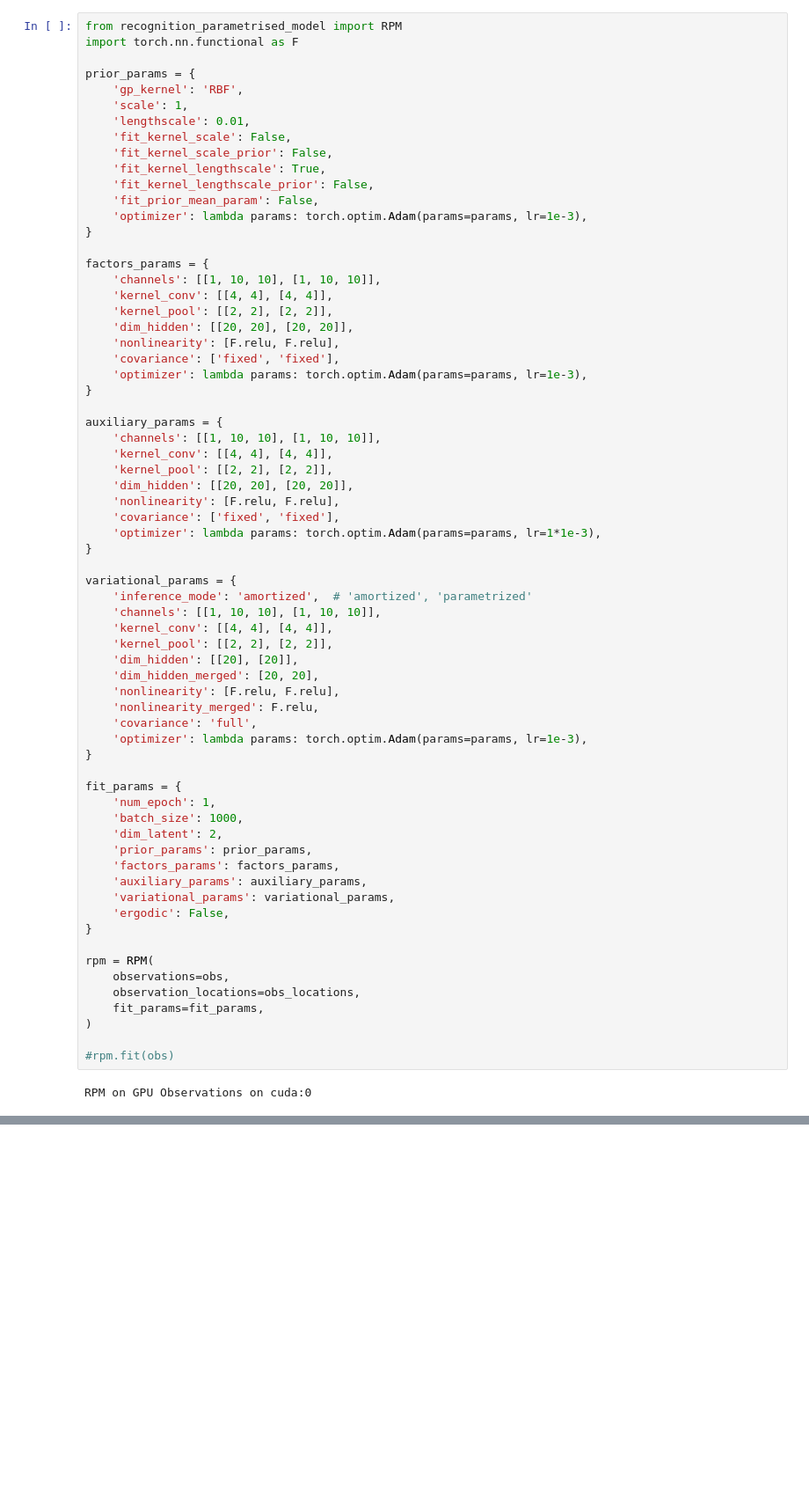
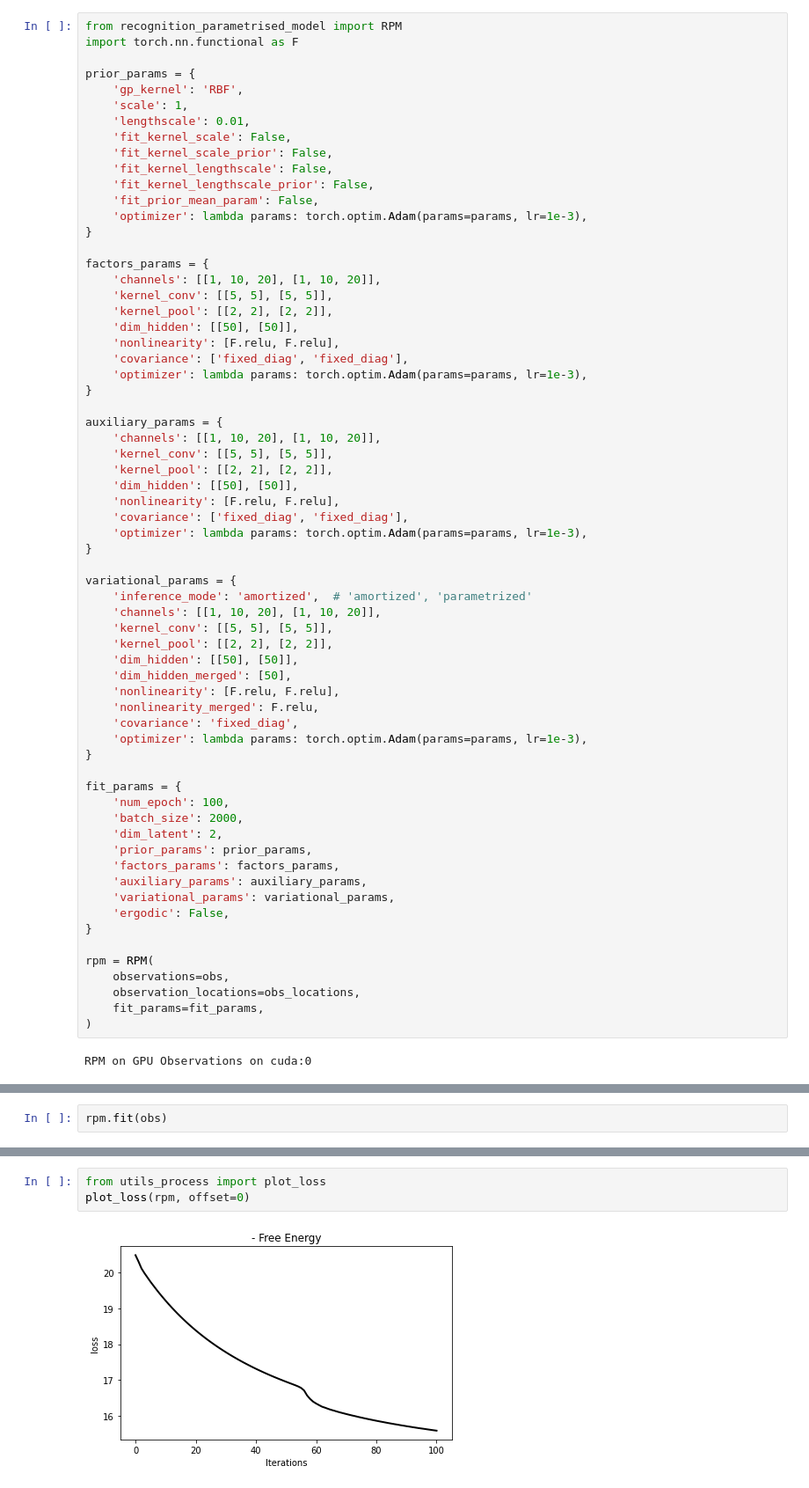
Before and after one commit to hugosou/cRPM, a Jupyter notebook: demo_peer_supervision.ipynb, the cells around one changed output, grey strips where cells are left out. Shown: that part at 88% size. Drawn from its saved outputs; the diff is of its cells as text; blank space fills up the shorter version.

```diff
--- a/demo_peer_supervision.ipynb
+++ b/demo_peer_supervision.ipynb
@@ -96,48 +97,48 @@ prior_params = {
     'lengthscale': 0.01,
     'fit_kernel_scale': False,
     'fit_kernel_scale_prior': False,
-    'fit_kernel_lengthscale': True,
+    'fit_kernel_lengthscale': False,
     'fit_kernel_lengthscale_prior': False,
     'fit_prior_mean_param': False,
     'optimizer': lambda params: torch.optim.Adam(params=params, lr=1e-3),
 }
 
 factors_params = {
-    'channels': [[1, 10, 10], [1, 10, 10]],
-    'kernel_conv': [[4, 4], [4, 4]],
+    'channels': [[1, 10, 20], [1, 10, 20]],
+    'kernel_conv': [[5, 5], [5, 5]],
     'kernel_pool': [[2, 2], [2, 2]],
-    'dim_hidden': [[20, 20], [20, 20]],
+    'dim_hidden': [[50], [50]],
     'nonlinearity': [F.relu, F.relu],
-    'covariance': ['fixed', 'fixed'],
+    'covariance': ['fixed_diag', 'fixed_diag'],
     'optimizer': lambda params: torch.optim.Adam(params=params, lr=1e-3),
 }
 
 auxiliary_params = {
-    'channels': [[1, 10, 10], [1, 10, 10]],
-    'kernel_conv': [[4, 4], [4, 4]],
+    'channels': [[1, 10, 20], [1, 10, 20]],
+    'kernel_conv': [[5, 5], [5, 5]],
     'kernel_pool': [[2, 2], [2, 2]],
-    'dim_hidden': [[20, 20], [20, 20]],
+    'dim_hidden': [[50], [50]],
     'nonlinearity': [F.relu, F.relu],
-    'covariance': ['fixed', 'fixed'],
-    'optimizer': lambda params: torch.optim.Adam(params=params, lr=1*1e-3),
+    'covariance': ['fixed_diag', 'fixed_diag'],
+    'optimizer': lambda params: torch.optim.Adam(params=params, lr=1e-3),
 }
 
 variational_params = {
     'inference_mode': 'amortized',  # 'amortized', 'parametrized'
-    'channels': [[1, 10, 10], [1, 10, 10]],
-    'kernel_conv': [[4, 4], [4, 4]],
+    'channels': [[1, 10, 20], [1, 10, 20]],
+    'kernel_conv': [[5, 5], [5, 5]],
     'kernel_pool': [[2, 2], [2, 2]],
-    'dim_hidden': [[20], [20]],
-    'dim_hidden_merged': [20, 20],
+    'dim_hidden': [[50], [50]],
+    'dim_hidden_merged': [50],
     'nonlinearity': [F.relu, F.relu],
     'nonlinearity_merged': F.relu,
-    'covariance': 'full',
+    'covariance': 'fixed_diag',
     'optimizer': lambda params: torch.optim.Adam(params=params, lr=1e-3),
 }
 
 fit_params = {
-    'num_epoch': 1,
-    'batch_size': 1000,
+    'num_epoch': 100,
+    'batch_size': 2000,
     'dim_latent': 2,
     'prior_params': prior_params,
     'factors_params': factors_params,
@@ -151,7 +152,5 @@ rpm = RPM(
     observation_locations=obs_locations,
     fit_params=fit_params,
 )
-
-#rpm.fit(obs)
 # %% [output]
 RPM on GPU Observations on cuda:0
@@ -162,0 +157,2 @@ rpm.recognition_variational.non_linearity_merged
+# %%
+rpm.fit(obs)
@@ -162,0 +177,5 @@ rpm.recognition_variational.non_linearity_merged
+# %%
+from utils_process import plot_loss
+plot_loss(rpm, offset=0)
+# %% [output]
+[figure, added]
```
Also changed, not shown: parts of 9 cells of this notebook, 1 other file.
